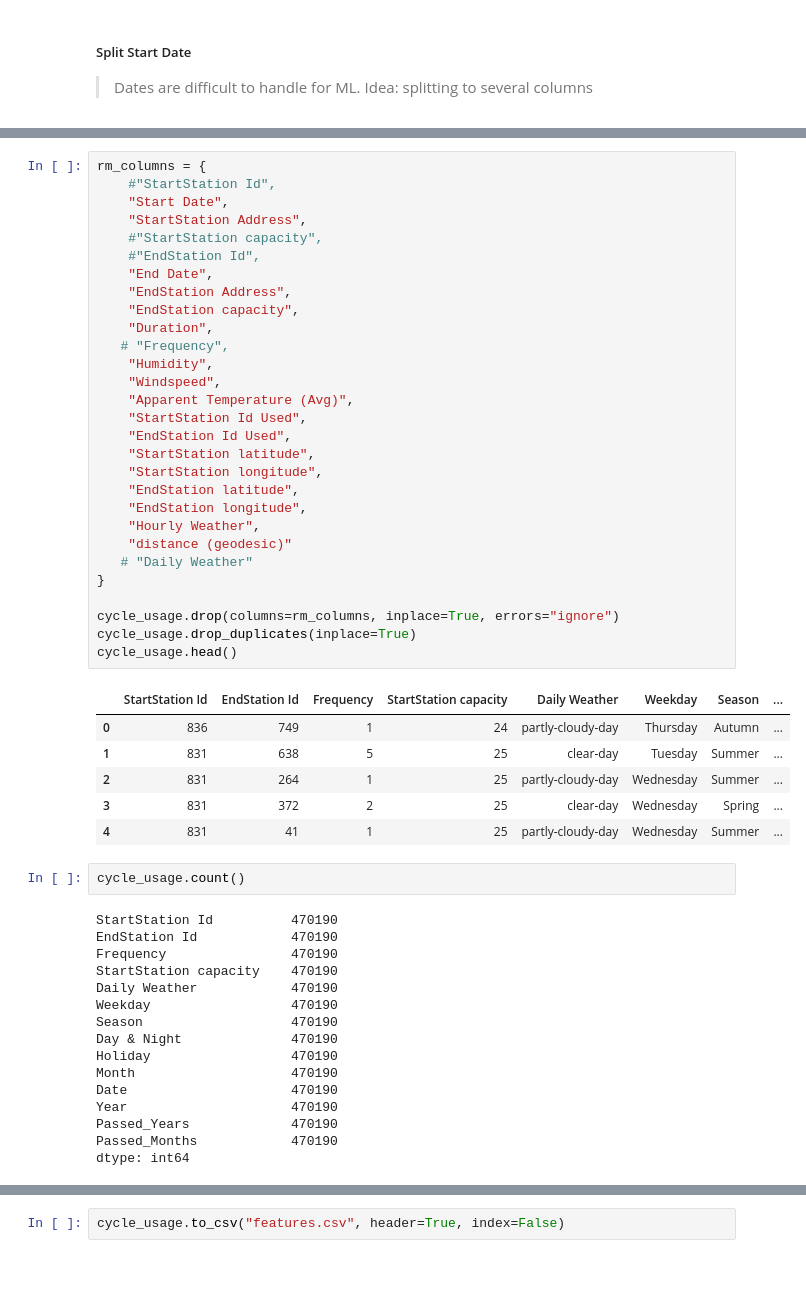
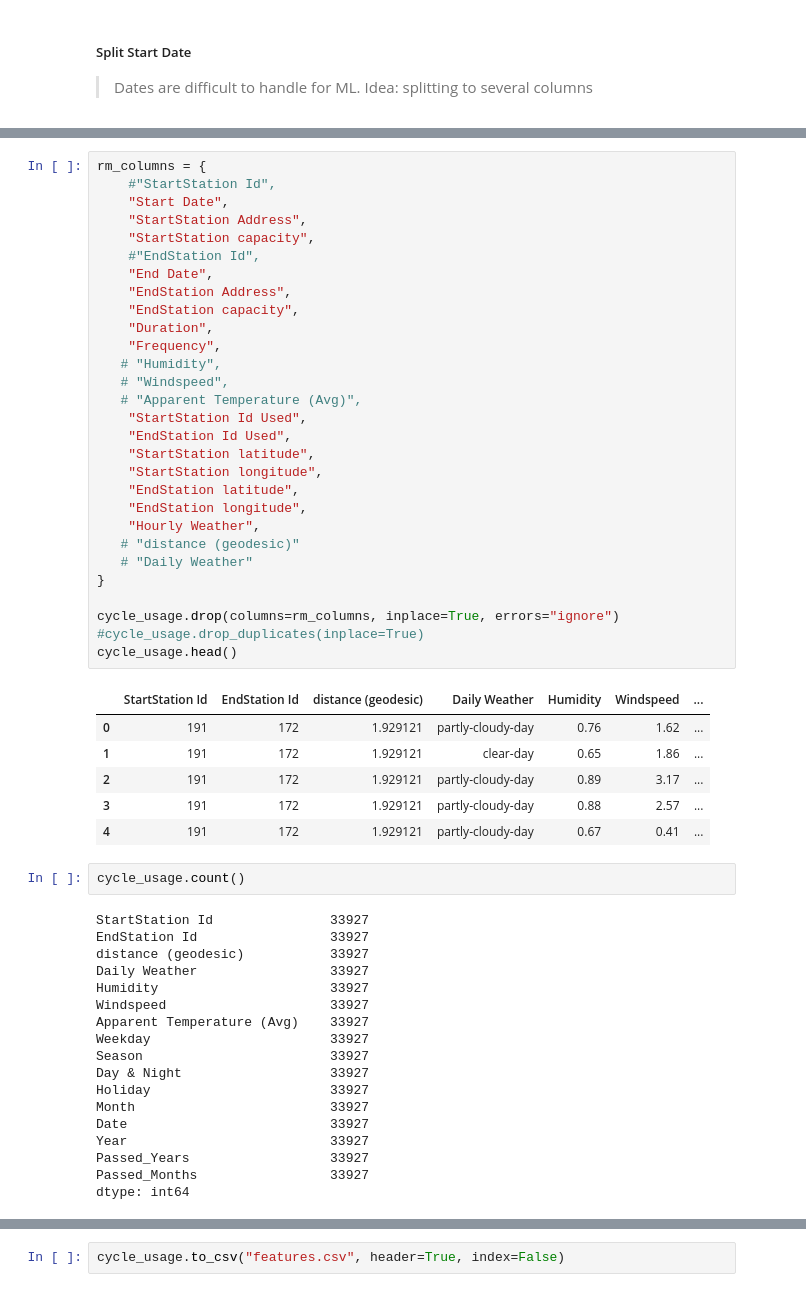
Before and after one commit to dataBikeHsUlm/MapReduce, a Jupyter notebook: Data_Munging/Feature Engineering.ipynb, the cells around one changed output, grey strips where cells are left out. Cells and saved outputs as stored; diff of their text form.

```diff
--- a/Data_Munging/Feature Engineering.ipynb
+++ b/Data_Munging/Feature Engineering.ipynb
@@ -289,54 +319,56 @@ memory usage: 65.0+ MB
 # %%
 rm_columns = {
     #"StartStation Id",
     "Start Date",
     "StartStation Address",
-    #"StartStation capacity",
+    "StartStation capacity",
     #"EndStation Id",
     "End Date",
     "EndStation Address",
     "EndStation capacity",
     "Duration",
-   # "Frequency",
-    "Humidity",
-    "Windspeed",
-    "Apparent Temperature (Avg)",
+    "Frequency",
+   # "Humidity",
+   # "Windspeed",
+   # "Apparent Temperature (Avg)",
     "StartStation Id Used",
     "EndStation Id Used",
     "StartStation latitude",
     "StartStation longitude",
     "EndStation latitude",
     "EndStation longitude",
     "Hourly Weather",
-    "distance (geodesic)"
+   # "distance (geodesic)"
    # "Daily Weather"
 }
 
 cycle_usage.drop(columns=rm_columns, inplace=True, errors="ignore")
-cycle_usage.drop_duplicates(inplace=True)
+#cycle_usage.drop_duplicates(inplace=True)
 cycle_usage.head()
 # %% [output]
-|  | StartStation Id | EndStation Id | Frequency | StartStation capacity | Daily Weather | Weekday | Season | ... |
-| 0 | 836 | 749 | 1 | 24 | partly-cloudy-day | Thursday | Autumn | ... |
-| 1 | 831 | 638 | 5 | 25 | clear-day | Tuesday | Summer | ... |
-| 2 | 831 | 264 | 1 | 25 | partly-cloudy-day | Wednesday | Summer | ... |
-| 3 | 831 | 372 | 2 | 25 | clear-day | Wednesday | Spring | ... |
-| 4 | 831 | 41 | 1 | 25 | partly-cloudy-day | Wednesday | Summer | ... |
+|  | StartStation Id | EndStation Id | distance (geodesic) | Daily Weather | Humidity | Windspeed | ... |
+| 0 | 191 | 172 | 1.929121 | partly-cloudy-day | 0.76 | 1.62 | ... |
+| 1 | 191 | 172 | 1.929121 | clear-day | 0.65 | 1.86 | ... |
+| 2 | 191 | 172 | 1.929121 | partly-cloudy-day | 0.89 | 3.17 | ... |
+| 3 | 191 | 172 | 1.929121 | partly-cloudy-day | 0.88 | 2.57 | ... |
+| 4 | 191 | 172 | 1.929121 | partly-cloudy-day | 0.67 | 0.41 | ... |
 # %%
 cycle_usage.count()
 # %% [output]
-StartStation Id          470190
-EndStation Id            470190
-Frequency                470190
-StartStation capacity    470190
-Daily Weather            470190
-Weekday                  470190
-Season                   470190
-Day & Night              470190
-Holiday                  470190
-Month                    470190
-Date                     470190
-Year                     470190
-Passed_Years             470190
-Passed_Months            470190
+StartStation Id               33927
+EndStation Id                 33927
+distance (geodesic)           33927
+Daily Weather                 33927
+Humidity                      33927
+Windspeed                     33927
+Apparent Temperature (Avg)    33927
+Weekday                       33927
+Season                        33927
+Day & Night                   33927
+Holiday                       33927
+Month                         33927
+Date                          33927
+Year                          33927
+Passed_Years                  33927
+Passed_Months                 33927
 dtype: int64
```
Also changed, not shown: parts of 15 cells of this notebook, 2 other files.
